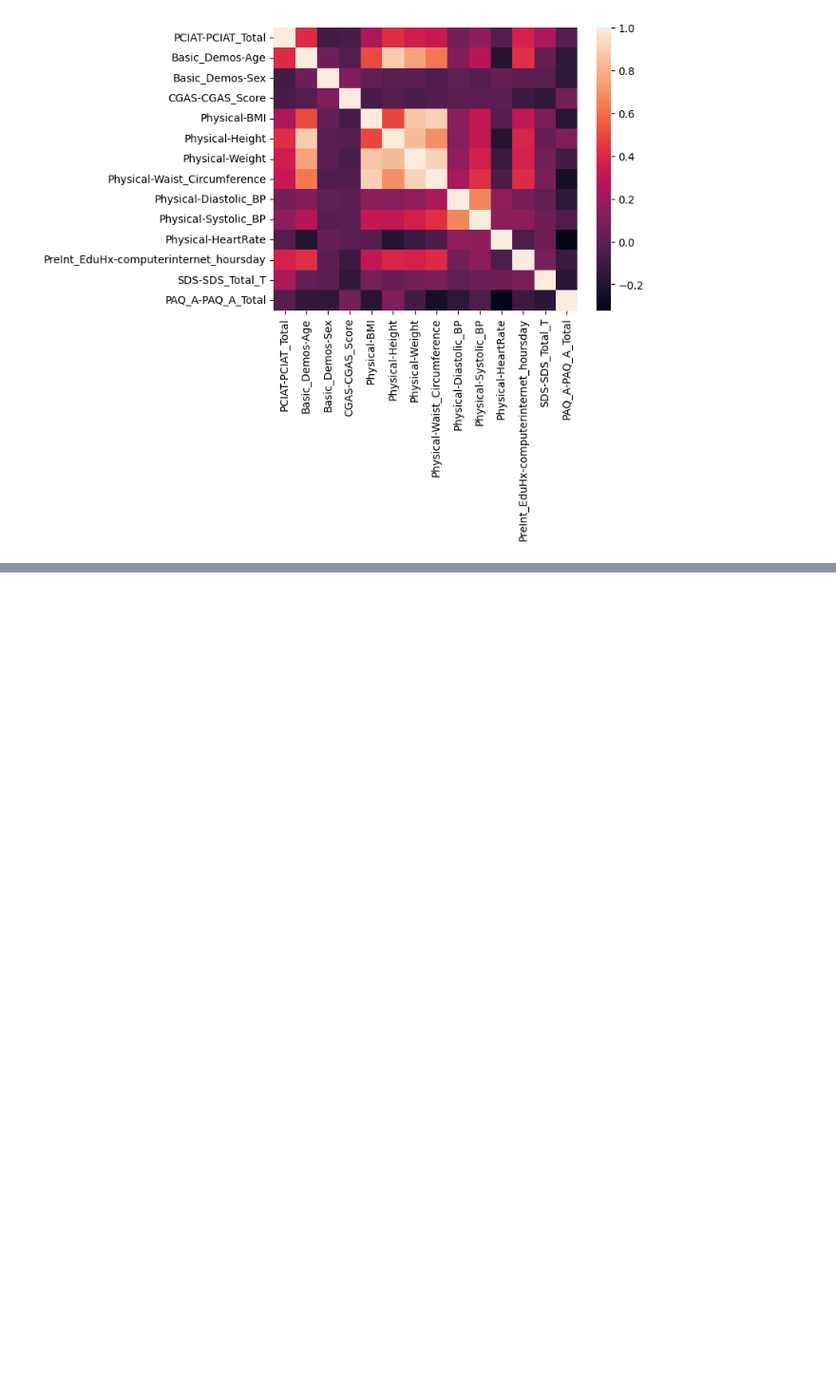
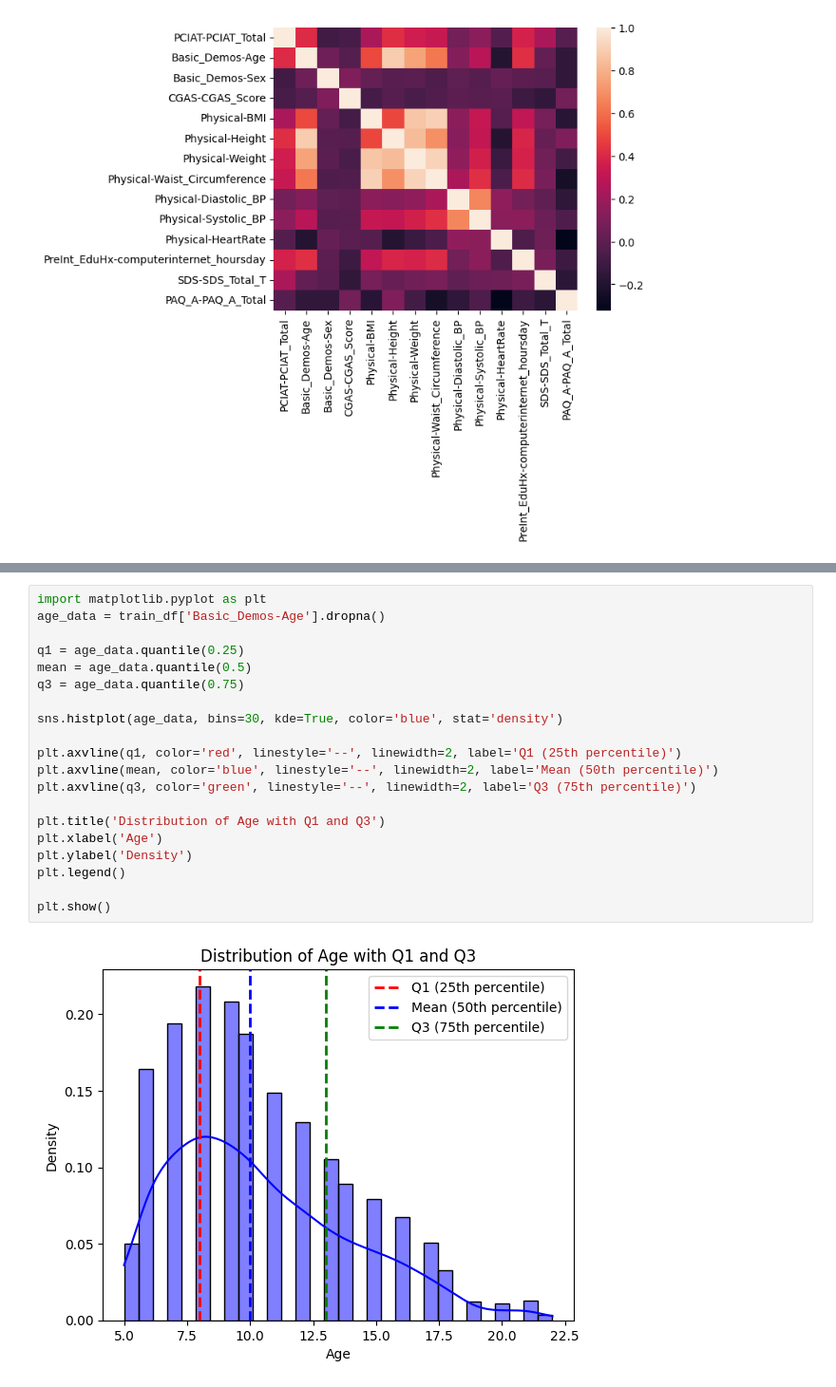
Before and after one commit to TarinPairor/kaggle-projects, a Jupyter notebook: Child_Mind_Institute.ipynb, the cells around one changed output, grey strips where cells are left out. Shown at 95% size. Drawn from its saved outputs; the diff is of its cells as text; blank space fills up the shorter version.

```diff
--- a/Child_Mind_Institute.ipynb
+++ b/Child_Mind_Institute.ipynb
@@ -121,0 +197,22 @@ sns.heatmap(corr_matrix)
+# %%
+import matplotlib.pyplot as plt
+age_data = train_df['Basic_Demos-Age'].dropna()
+
+q1 = age_data.quantile(0.25)
+mean = age_data.quantile(0.5)
+q3 = age_data.quantile(0.75)
+
+sns.histplot(age_data, bins=30, kde=True, color='blue', stat='density')
+
+plt.axvline(q1, color='red', linestyle='--', linewidth=2, label='Q1 (25th percentile)')
+plt.axvline(mean, color='blue', linestyle='--', linewidth=2, label='Mean (50th percentile)')
+plt.axvline(q3, color='green', linestyle='--', linewidth=2, label='Q3 (75th percentile)')
+
+plt.title('Distribution of Age with Q1 and Q3')
+plt.xlabel('Age')
+plt.ylabel('Density')
+plt.legend()
+
+plt.show()
+# %% [output]
+[figure, added]
```
Also changed, not shown: parts of 9 cells of this notebook.
